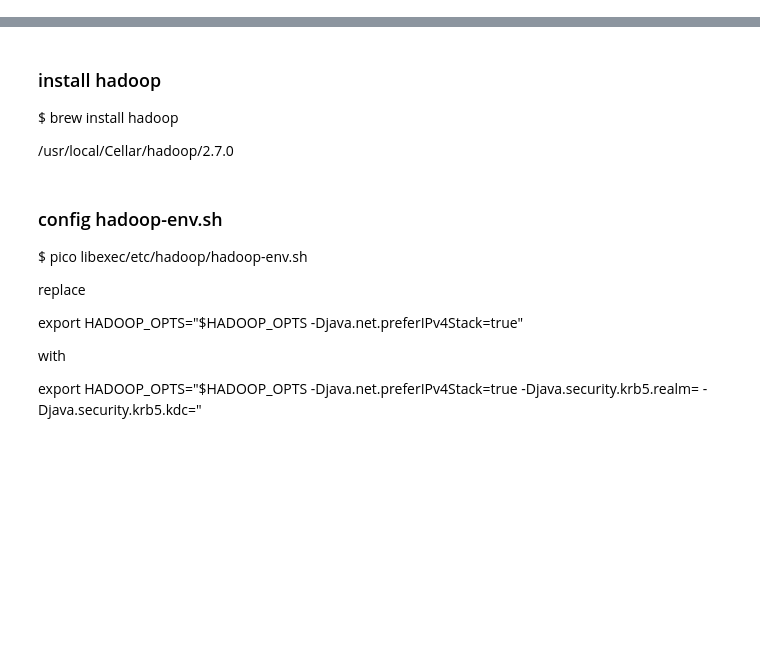
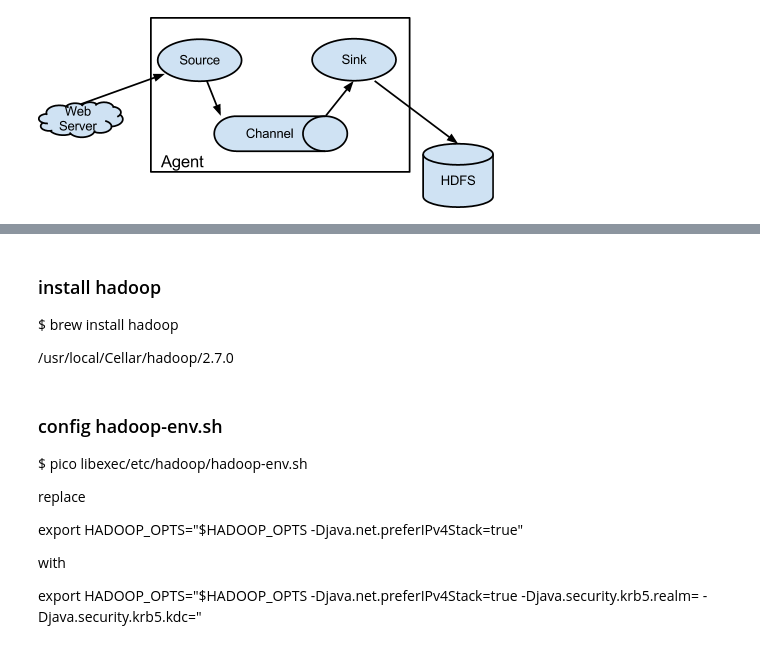
Before and after one commit to gree2/notebooks, a Jupyter notebook: hadoop_ecosystem.ipynb, the cells around one changed output, grey strips where cells are left out. Cells and saved outputs as stored; diff of their text form; code cells hidden in the pictures; blank space fills up the shorter version.

```diff
--- a/hadoop_ecosystem.ipynb
+++ b/hadoop_ecosystem.ipynb
@@ -16,0 +43,4 @@
+# %%
+Image('/Users/hqlgree2/Documents/picture/apache_flume_data_flow_model.png')
+# %% [output]
+[figure, added]
```
Also changed, not shown: parts of 24 cells of this notebook, 3 other files.
